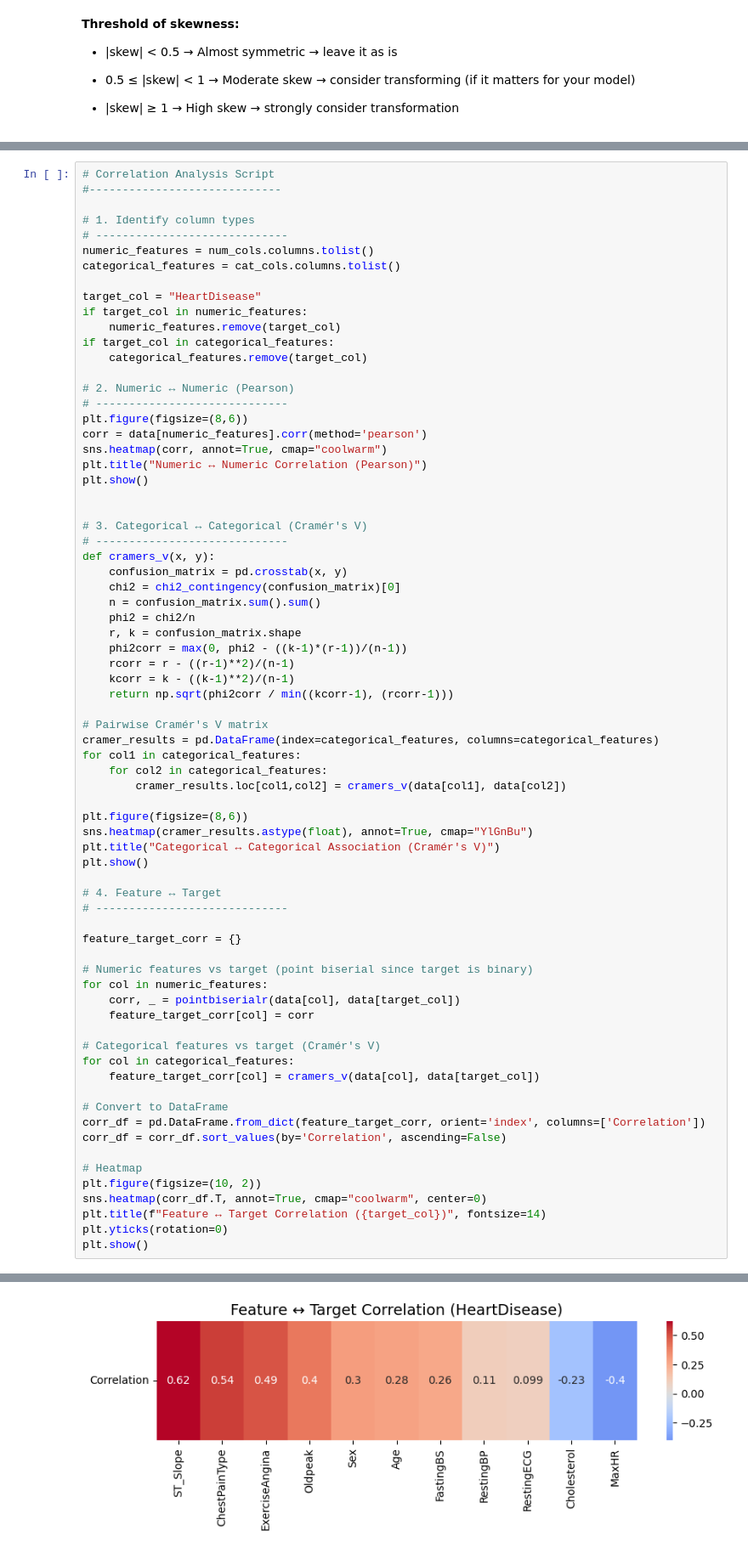
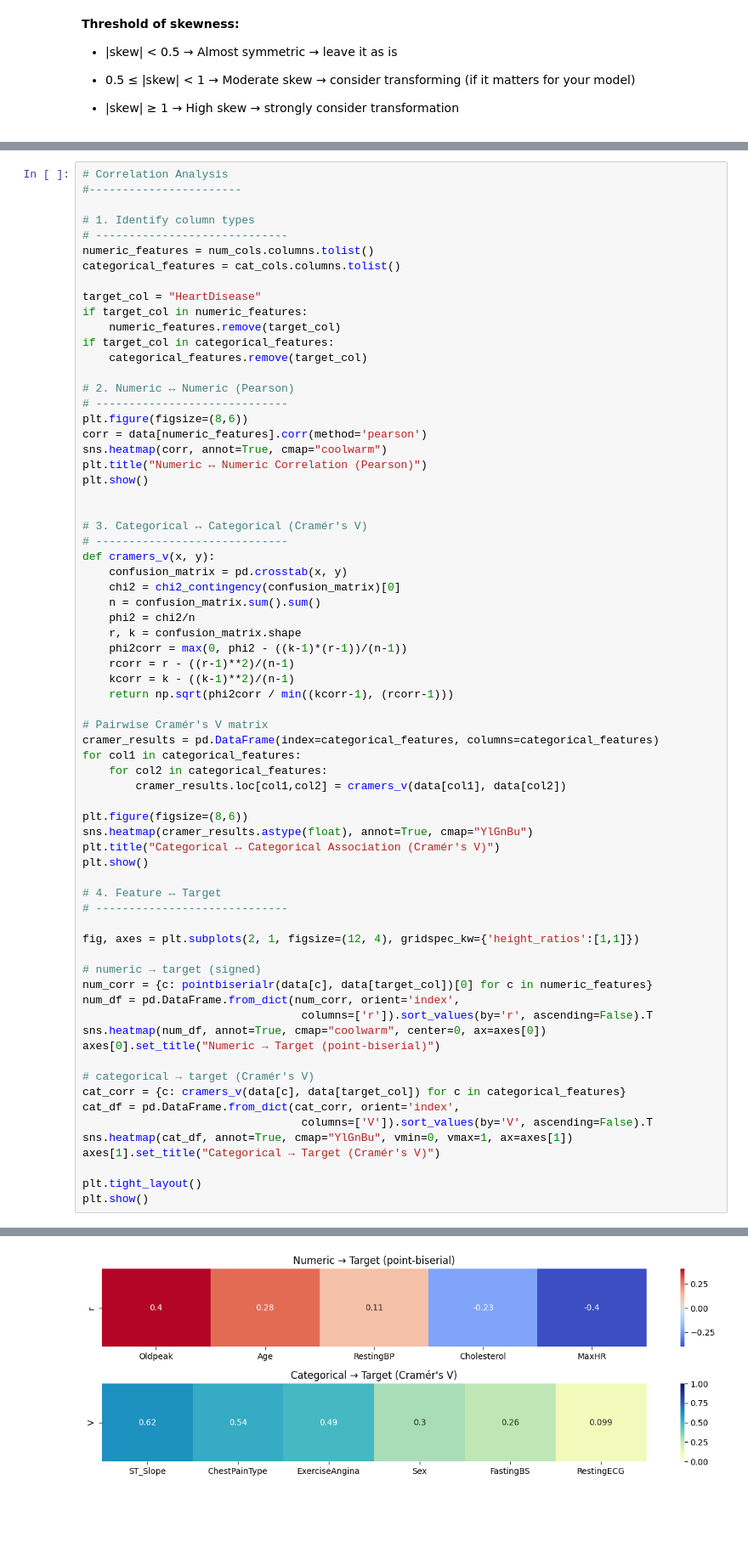
Before and after one commit to Nimaabediforud/Heart-Disease-Prediction, a Jupyter notebook: Notebooks/HDP-ML.ipynb, the cells around one changed output, grey strips where cells are left out. Shown: that part at 85% size. Saved outputs shown, nothing was run; the diff lists cells and outputs as text; blank space fills up the shorter version.

```diff
--- a/Notebooks/HDP-ML.ipynb
+++ b/Notebooks/HDP-ML.ipynb
@@ -333,6 +347,6 @@ outlier_df
 # %%
-# Correlation Analysis Script
-#-----------------------------
+# Correlation Analysis
+#-----------------------
 
 # 1. Identify column types
 # -----------------------------
@@ -361,48 +375,45 @@ def cramers_v(x, y):
     chi2 = chi2_contingency(confusion_matrix)[0]
     n = confusion_matrix.sum().sum()
     phi2 = chi2/n
     r, k = confusion_matrix.shape
     phi2corr = max(0, phi2 - ((k-1)*(r-1))/(n-1))
     rcorr = r - ((r-1)**2)/(n-1)
     kcorr = k - ((k-1)**2)/(n-1)
     return np.sqrt(phi2corr / min((kcorr-1), (rcorr-1)))
 
 # Pairwise Cramér's V matrix
 cramer_results = pd.DataFrame(index=categorical_features, columns=categorical_features)
 for col1 in categorical_features:
     for col2 in categorical_features:
         cramer_results.loc[col1,col2] = cramers_v(data[col1], data[col2])
 
 plt.figure(figsize=(8,6))
 sns.heatmap(cramer_results.astype(float), annot=True, cmap="YlGnBu")
 plt.title("Categorical ↔ Categorical Association (Cramér's V)")
 plt.show()
 
 # 4. Feature ↔ Target
 # -----------------------------
 
-feature_target_corr = {}
+fig, axes = plt.subplots(2, 1, figsize=(12, 4), gridspec_kw={'height_ratios':[1,1]})
 
-# Numeric features vs target (point biserial since target is binary)
-for col in numeric_features:
-    corr, _ = pointbiserialr(data[col], data[target_col])
-    feature_target_corr[col] = corr
+# numeric → target (signed)
+num_corr = {c: pointbiserialr(data[c], data[target_col])[0] for c in numeric_features}
+num_df = pd.DataFrame.from_dict(num_corr, orient='index',
+                                 columns=['r']).sort_values(by='r', ascending=False).T
+sns.heatmap(num_df, annot=True, cmap="coolwarm", center=0, ax=axes[0])
+axes[0].set_title("Numeric → Target (point-biserial)")
 
-# Categorical features vs target (Cramér's V)
-for col in categorical_features:
-    feature_target_corr[col] = cramers_v(data[col], data[target_col])
+# categorical → target (Cramér's V)
+cat_corr = {c: cramers_v(data[c], data[target_col]) for c in categorical_features}
+cat_df = pd.DataFrame.from_dict(cat_corr, orient='index',
+                                 columns=['V']).sort_values(by='V', ascending=False).T
+sns.heatmap(cat_df, annot=True, cmap="YlGnBu", vmin=0, vmax=1, ax=axes[1])
+axes[1].set_title("Categorical → Target (Cramér's V)")
 
-# Convert to DataFrame
-corr_df = pd.DataFrame.from_dict(feature_target_corr, orient='index', columns=['Correlation'])
-corr_df = corr_df.sort_values(by='Correlation', ascending=False)
-
-# Heatmap
-plt.figure(figsize=(10, 2))
-sns.heatmap(corr_df.T, annot=True, cmap="coolwarm", center=0)
-plt.title(f"Feature ↔ Target Correlation ({target_col})", fontsize=14)
-plt.yticks(rotation=0)
+plt.tight_layout()
 plt.show()
 # %% [output]
 [figure]
 [figure]
-[figure, old version]
+[figure, new version]
```
Also changed, not shown: parts of 22 cells of this notebook, 1 other file.
